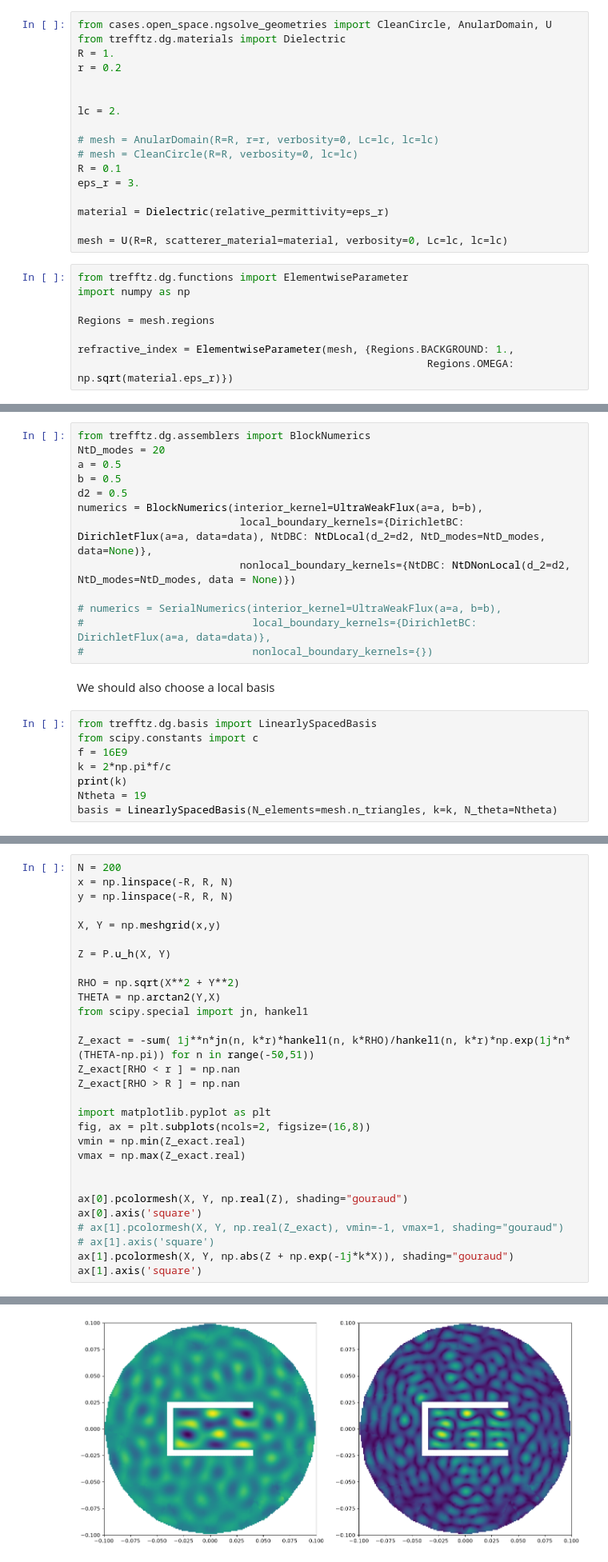
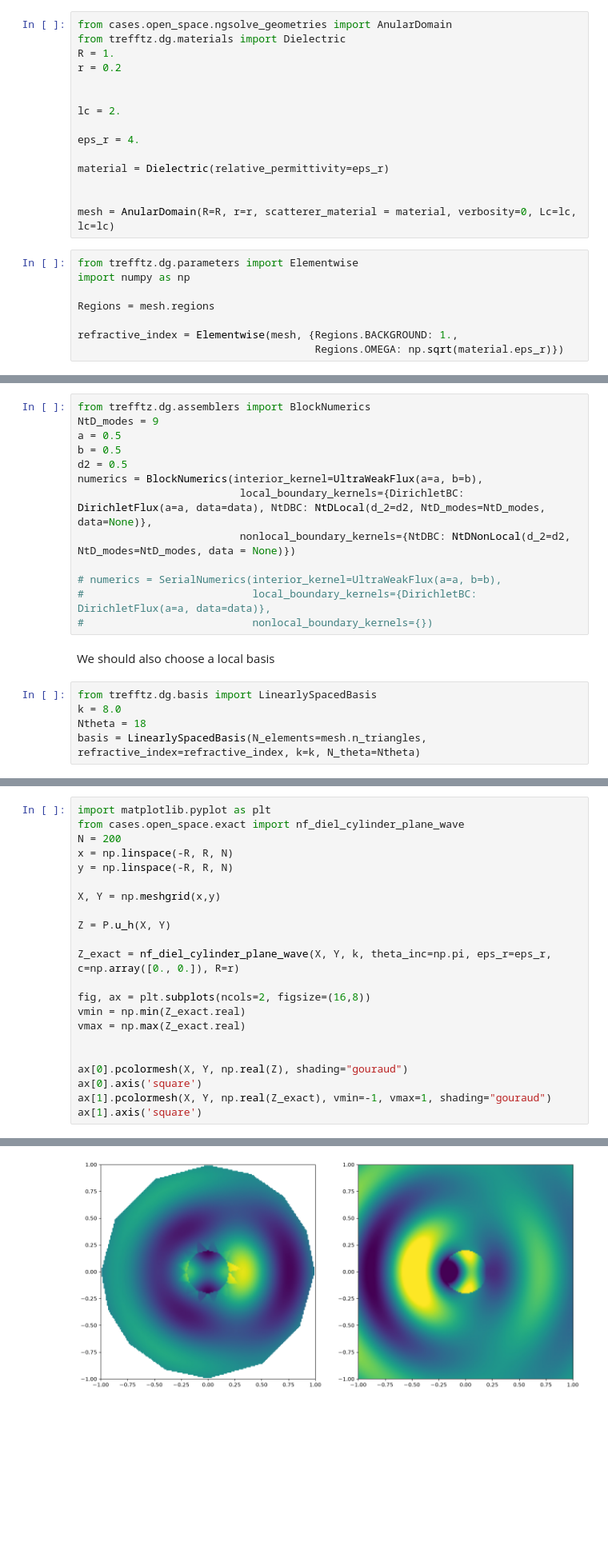
Before and after one commit to MPenaR/Trefftz, a Jupyter notebook: notebooks/open_space_dielectric.ipynb, the cells around one changed output, grey strips where cells are left out. Shown at 80% size. Drawn from its saved outputs; the diff is of its cells as text; blank space fills up the shorter version.

```diff
--- a/notebooks/open_space_dielectric.ipynb
+++ b/notebooks/open_space_dielectric.ipynb
@@ -3,7 +3,7 @@
 
 First we import a geometry (either gmsh or ngsolve based) along with the labels of its boundary regions
 # %%
-from cases.open_space.ngsolve_geometries import CleanCircle, AnularDomain, U
+from cases.open_space.ngsolve_geometries import AnularDomain
 from trefftz.dg.materials import Dielectric
 R = 1.
 r = 0.2
@@ -11,22 +11,20 @@ r = 0.2
 
 lc = 2.
 
-# mesh = AnularDomain(R=R, r=r, verbosity=0, Lc=lc, lc=lc)
-# mesh = CleanCircle(R=R, verbosity=0, lc=lc)
-R = 0.1
-eps_r = 3.
+eps_r = 4.
 
 material = Dielectric(relative_permittivity=eps_r)
 
-mesh = U(R=R, scatterer_material=material, verbosity=0, Lc=lc, lc=lc)
+
+mesh = AnularDomain(R=R, r=r, scatterer_material = material, verbosity=0, Lc=lc, lc=lc)
 # %%
-from trefftz.dg.functions import ElementwiseParameter
+from trefftz.dg.parameters import Elementwise
 import numpy as np
 
 Regions = mesh.regions
 
-refractive_index = ElementwiseParameter(mesh, {Regions.BACKGROUND: 1.,
-                                                        Regions.OMEGA: np.sqrt(material.eps_r)})
+refractive_index = Elementwise(mesh, {Regions.BACKGROUND: 1.,
+                                      Regions.OMEGA: np.sqrt(material.eps_r)})
 # %%
 mesh.n_triangles
 # %% [output]
@@ -103,7 +101,7 @@ Now the numerics (the configuration of kernels) is almost a dictionary:
 #                           nonlocal_boundary_kernels={})
 # %%
 from trefftz.dg.assemblers import BlockNumerics
-NtD_modes = 20
+NtD_modes = 9
 a = 0.5
 b = 0.5
 d2 = 0.5
@@ -118,9 +116,6 @@ numerics = BlockNumerics(interior_kernel=UltraWeakFlux(a=a, b=b),
 We should also choose a local basis
 # %%
 from trefftz.dg.basis import LinearlySpacedBasis
-from scipy.constants import c
-f = 16E9
-k = 2*np.pi*f/c
-print(k)
-Ntheta = 19
-basis = LinearlySpacedBasis(N_elements=mesh.n_triangles, k=k, N_theta=Ntheta)
+k = 8.0
+Ntheta = 18
+basis = LinearlySpacedBasis(N_elements=mesh.n_triangles, refractive_index=refractive_index, k=k, N_theta=Ntheta)
@@ -218,6 +211,8 @@ import matplotlib.pyplot as plt
 # plt.scatter(x,y,c=np.real(z),cmap="viridis")
 # plt.axis("square")
 # %%
+import matplotlib.pyplot as plt
+from cases.open_space.exact import nf_diel_cylinder_plane_wave
 N = 200
 x = np.linspace(-R, R, N)
 y = np.linspace(-R, R, N)
@@ -226,15 +221,8 @@ X, Y = np.meshgrid(x,y)
 
 Z = P.u_h(X, Y)
 
-RHO = np.sqrt(X**2 + Y**2)
-THETA = np.arctan2(Y,X)
-from scipy.special import jn, hankel1
+Z_exact = nf_diel_cylinder_plane_wave(X, Y, k, theta_inc=np.pi, eps_r=eps_r, c=np.array([0., 0.]), R=r)
 
-Z_exact = -sum( 1j**n*jn(n, k*r)*hankel1(n, k*RHO)/hankel1(n, k*r)*np.exp(1j*n*(THETA-np.pi)) for n in range(-50,51))
-Z_exact[RHO < r ] = np.nan
-Z_exact[RHO > R ] = np.nan
-
-import matplotlib.pyplot as plt
 fig, ax = plt.subplots(ncols=2, figsize=(16,8))
 vmin = np.min(Z_exact.real)
 vmax = np.max(Z_exact.real)
@@ -242,8 +230,6 @@ vmax = np.max(Z_exact.real)
 
 ax[0].pcolormesh(X, Y, np.real(Z), shading="gouraud")
 ax[0].axis('square')
-# ax[1].pcolormesh(X, Y, np.real(Z_exact), vmin=-1, vmax=1, shading="gouraud")
-# ax[1].axis('square')
-ax[1].pcolormesh(X, Y, np.abs(Z + np.exp(-1j*k*X)), shading="gouraud")
+ax[1].pcolormesh(X, Y, np.real(Z_exact), vmin=-1, vmax=1, shading="gouraud")
 ax[1].axis('square')
 # %% [output]
@@ -251,4 +237,4 @@ ax[1].axis('square')
-[figure, old version]
+[figure, new version]
 # %%
 plt.pcolormesh(X, Y, np.abs(Z - Z_exact), shading="gouraud")
 plt.axis("square")
```
Also changed, not shown: parts of 12 cells of this notebook, 10 other files.
